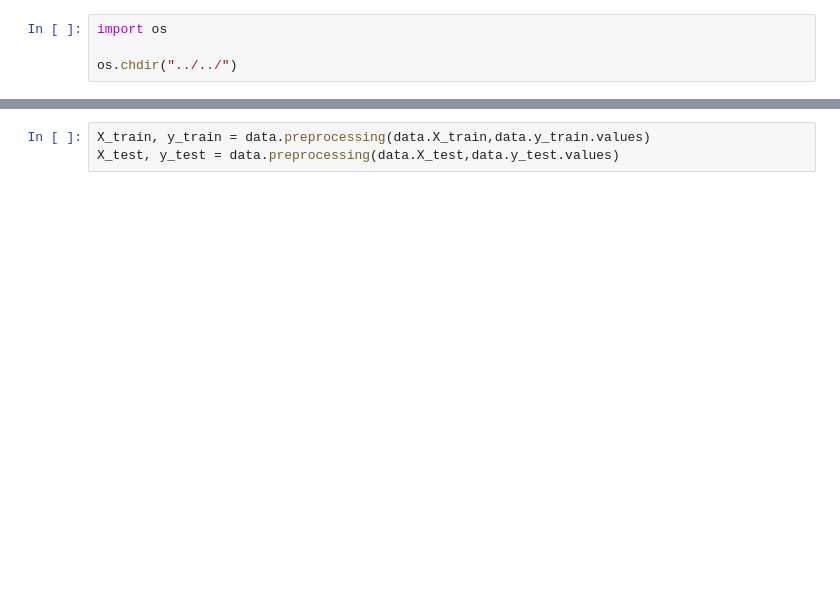
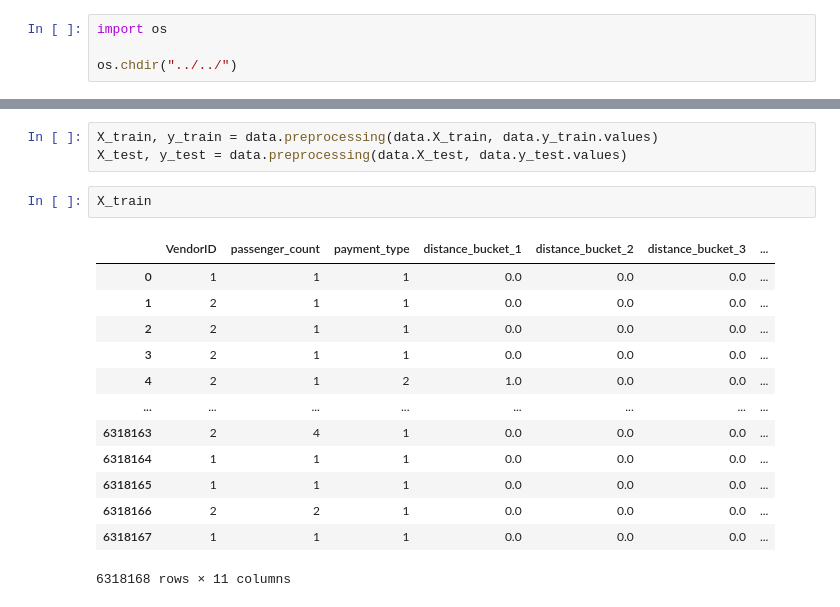
Before and after one commit to parham075/Taxi-Fare_Prediction, a Jupyter notebook: notebook/QB/Preprocessing.ipynb, the cells around one changed output, grey strips where cells are left out. Saved outputs shown, nothing was run; the diff lists cells and outputs as text; blank space fills up the shorter version.

```diff
--- a/notebook/QB/Preprocessing.ipynb
+++ b/notebook/QB/Preprocessing.ipynb
@@ -183,3 +240,19 @@ ParserError: Error tokenizing data. C error: Calling read(nbytes) on source fail
 # %%
-X_train, y_train = data.preprocessing(data.X_train,data.y_train.values)
-X_test, y_test = data.preprocessing(data.X_test,data.y_test.values)
+X_train, y_train = data.preprocessing(data.X_train, data.y_train.values)
+X_test, y_test = data.preprocessing(data.X_test, data.y_test.values)
+# %%
+X_train
+# %% [output]
+|  | VendorID | passenger_count | payment_type | distance_bucket_1 | distance_bucket_2 | distance_bucket_3 | ... |
+| 0 | 1 | 1 | 1 | 0.0 | 0.0 | 0.0 | ... |
+| 1 | 2 | 1 | 1 | 0.0 | 0.0 | 0.0 | ... |
+| 2 | 2 | 1 | 1 | 0.0 | 0.0 | 0.0 | ... |
+| 3 | 2 | 1 | 1 | 0.0 | 0.0 | 0.0 | ... |
+| 4 | 2 | 1 | 2 | 1.0 | 0.0 | 0.0 | ... |
+| ... | ... | ... | ... | ... | ... | ... | ... |
+| 6318163 | 2 | 4 | 1 | 0.0 | 0.0 | 0.0 | ... |
+| 6318164 | 1 | 1 | 1 | 0.0 | 0.0 | 0.0 | ... |
+| 6318165 | 1 | 1 | 1 | 0.0 | 0.0 | 0.0 | ... |
+| 6318166 | 2 | 2 | 1 | 0.0 | 0.0 | 0.0 | ... |
+| 6318167 | 1 | 1 | 1 | 0.0 | 0.0 | 0.0 | ... |
+6318168 rows × 11 columns
```
Also changed, not shown: parts of 7 cells of this notebook, 19 other files.
